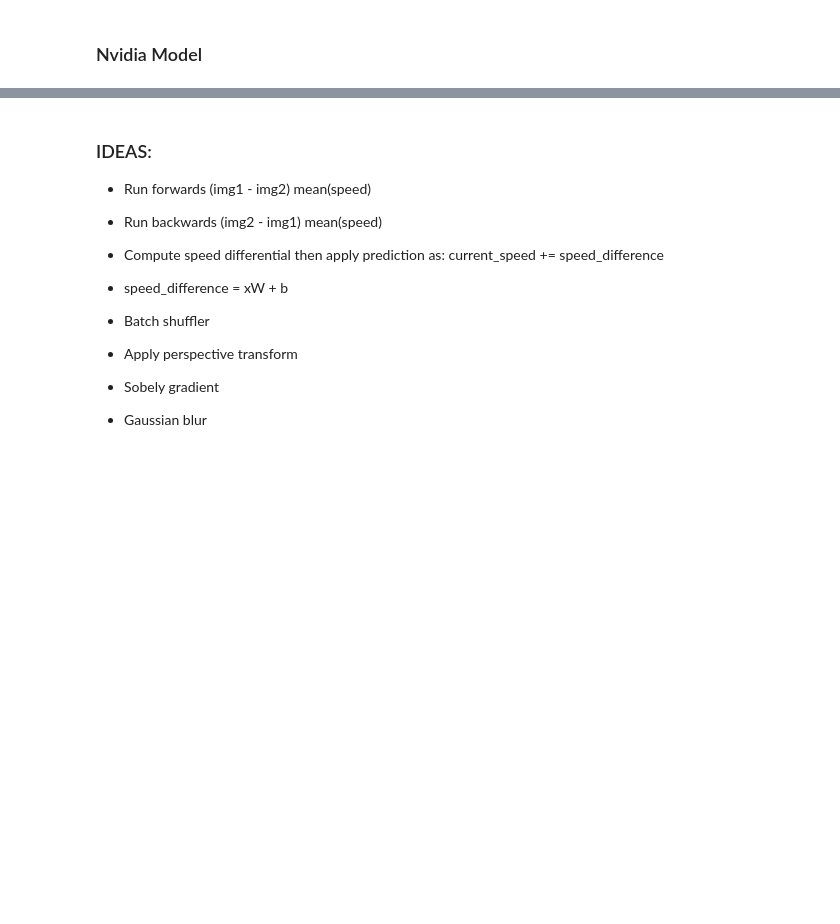
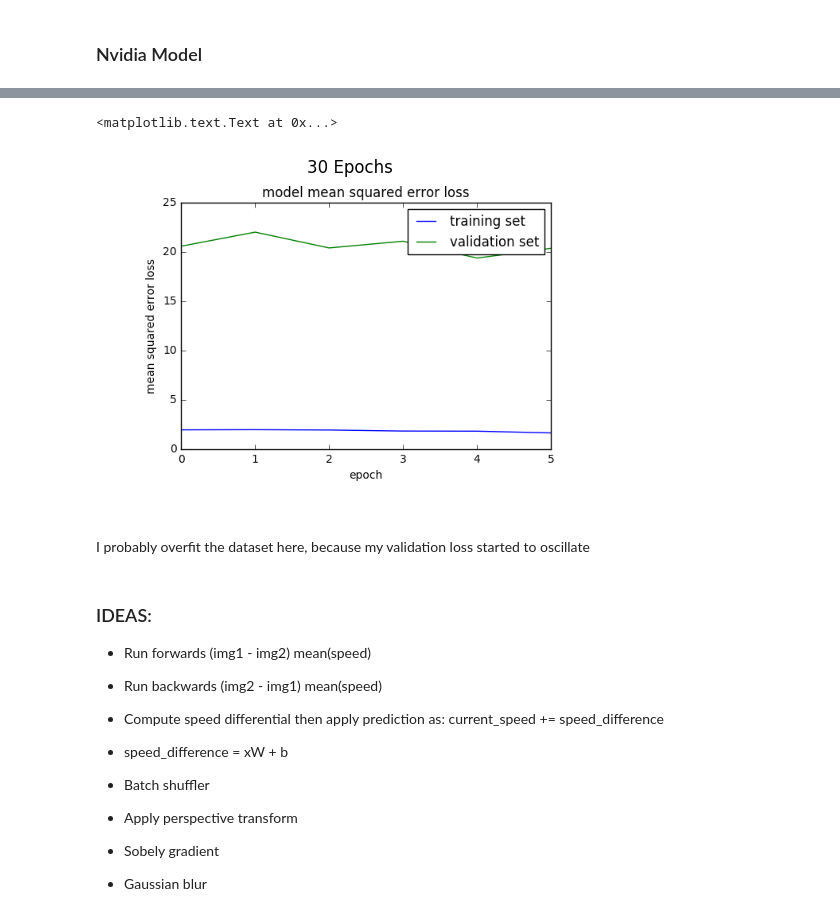
Before and after one commit to JonathanCMitchell/speedChallenge, a Jupyter notebook: NvidiaModel.ipynb, the cells around one changed output, grey strips where cells are left out. Drawn from its saved outputs; the diff is of its cells as text; code cells hidden in the pictures; blank space fills up the shorter version.

Commit message:
[test] - tests 30 epochs

```diff
--- a/NvidiaModel.ipynb
+++ b/NvidiaModel.ipynb
@@ -389,0 +406,10 @@ plt.show()
+# %%
+loop5epoch6 = mpimg.imread('./data/5Loops6EpochsDiag.png')
+plt.imshow(loop5epoch6)
+plt.axis('off')
+plt.title('30 Epochs')
+# %% [output]
+<matplotlib.text.Text at 0x...>
+[figure, added]
+# %% [markdown]
+I probably overfit the dataset here, because my validation loss started to oscillate
```
Also changed, not shown: parts of 20 cells of this notebook.
